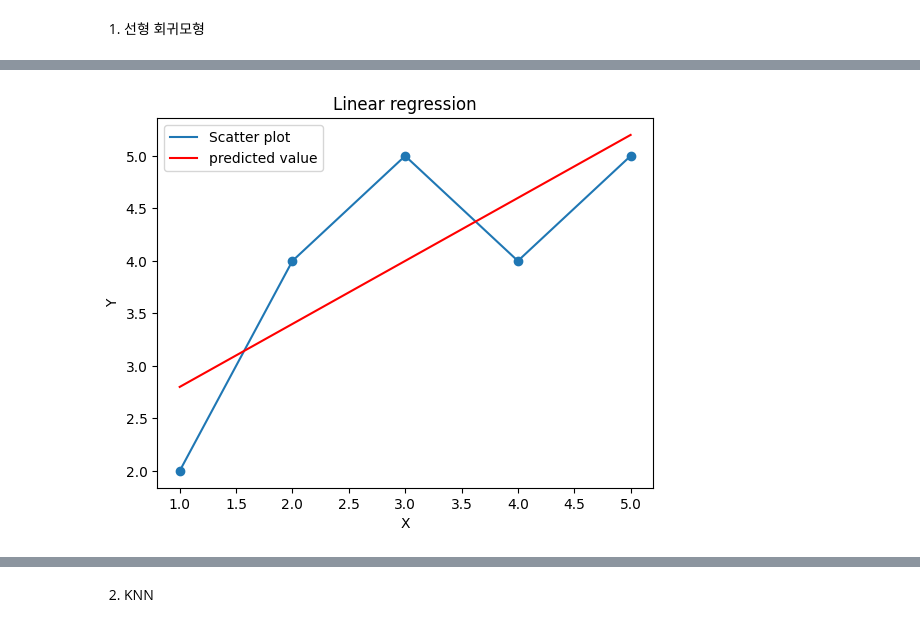
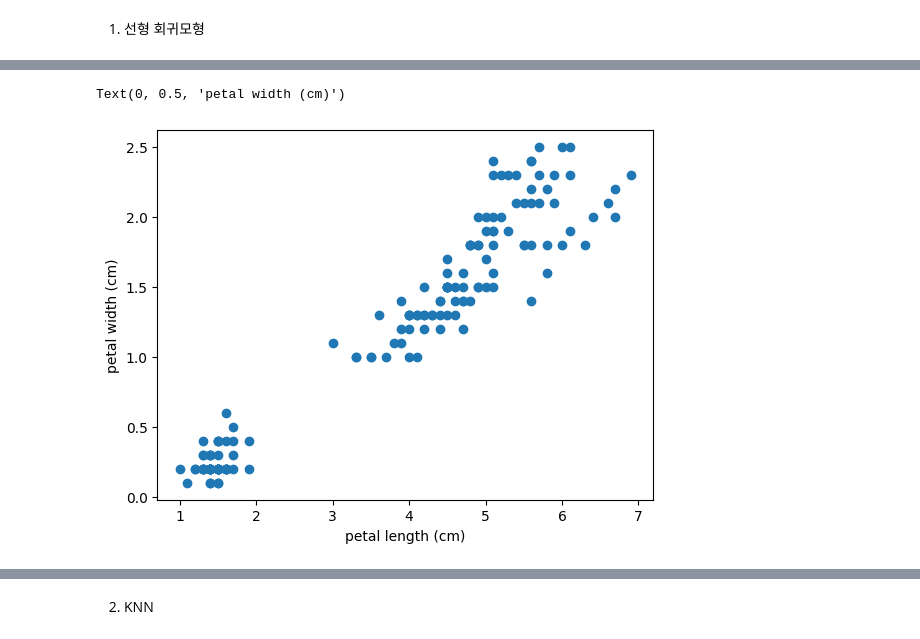
Before and after one commit to jiieunshin/high-univ, a Jupyter notebook: python/ML.ipynb, the cells around one changed output, grey strips where cells are left out. Cells and saved outputs as stored; diff of their text form; code cells hidden in the pictures.

```diff
--- a/python/ML.ipynb
+++ b/python/ML.ipynb
@@ -19,11 +19,14 @@
 
 import numpy as np
 from sklearn.linear_model import LinearRegression
+from sklearn.datasets import load_iris
 
-# 예제 데이터 생성
-# 아래는 간단한 예제 데이터로 설명하기 위한 것이며, 실제 데이터를 사용하려면 데이터를 불러오세요.
-X = np.array([1, 2, 3, 4, 5]).reshape(-1, 1)  # 입력 변수 (독립 변수)
-y = np.array([2, 4, 5, 4, 5])  # 타겟 변수 (종속 변수)
+iris = load_iris()
+print(iris.feature_names)
+# prepare data
+X = iris.data[:, 2].reshape(-1, 1)
+y = iris.data[:, 3]
+
 
 # 선형 회귀 모델 생성
 model = LinearRegression()
@@ -62,12 +43,10 @@ plt.show()
-# %%
-# 그래프 그리기
-plt.plot(X, y, label='Scatter plot')  # 데이터 포인트 그리기
-plt.scatter(X, y)
-plt.plot(X, model.predict(X), color='red', label='predicted value')  # 선형 회귀 예측 그래프 그리기 (빨간색)
-plt.xlabel('X')
-plt.ylabel('Y')
-plt.title('Linear regression')
-plt.legend()
-plt.show()
-# %% [output]
-[figure, removed]
+# %%
+import matplotlib.pyplot as plt  # matplotlib 모듈을 import
+
+# 회귀 직선 그리기
+plt.scatter(X, y, cmap='viridis', label='Data Points')
+plt.xlabel('petal length (cm)')
+plt.ylabel('petal width (cm)')
+# %% [output]
+Text(0, 0.5, 'petal width (cm)')
+[figure, added]
```
Also changed, not shown: parts of 3 cells of this notebook, 1 other file.
